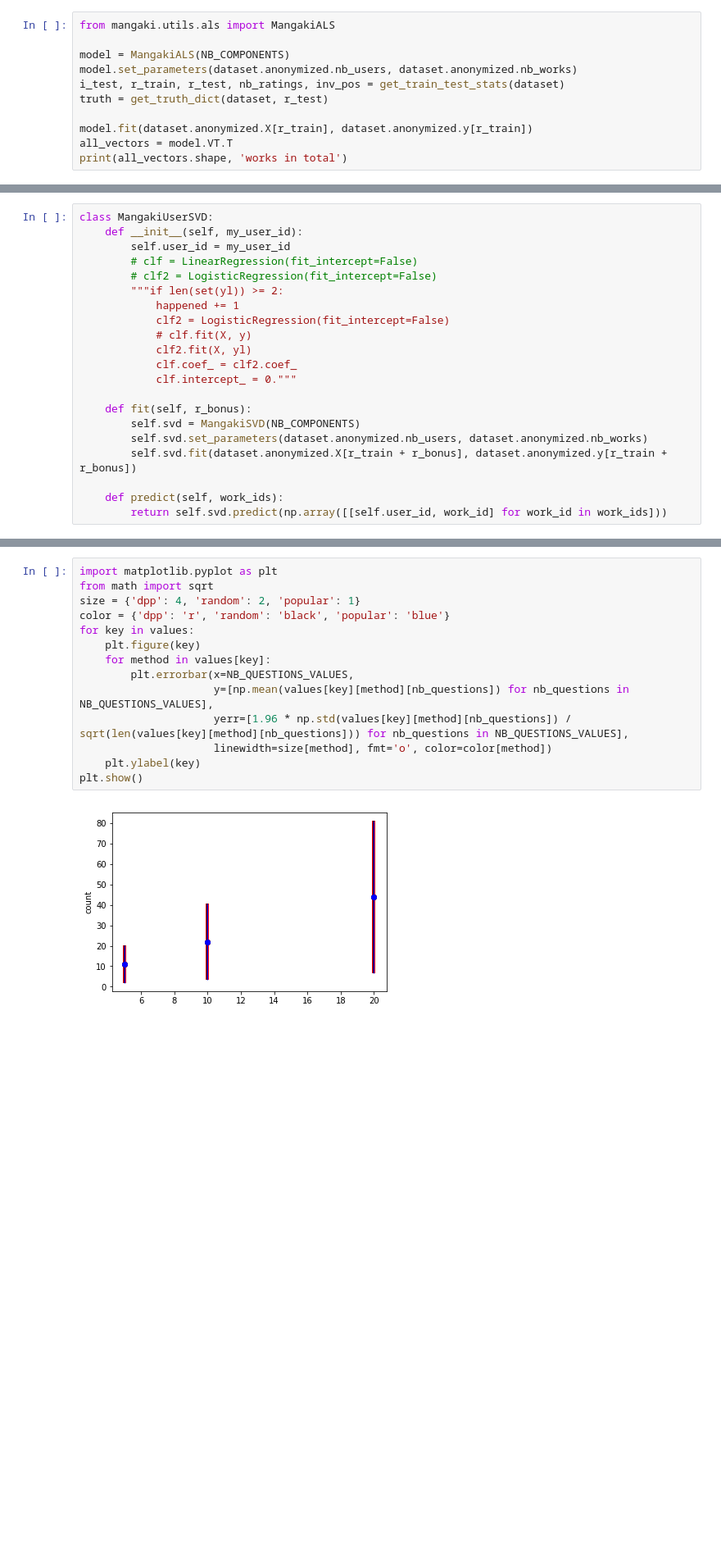
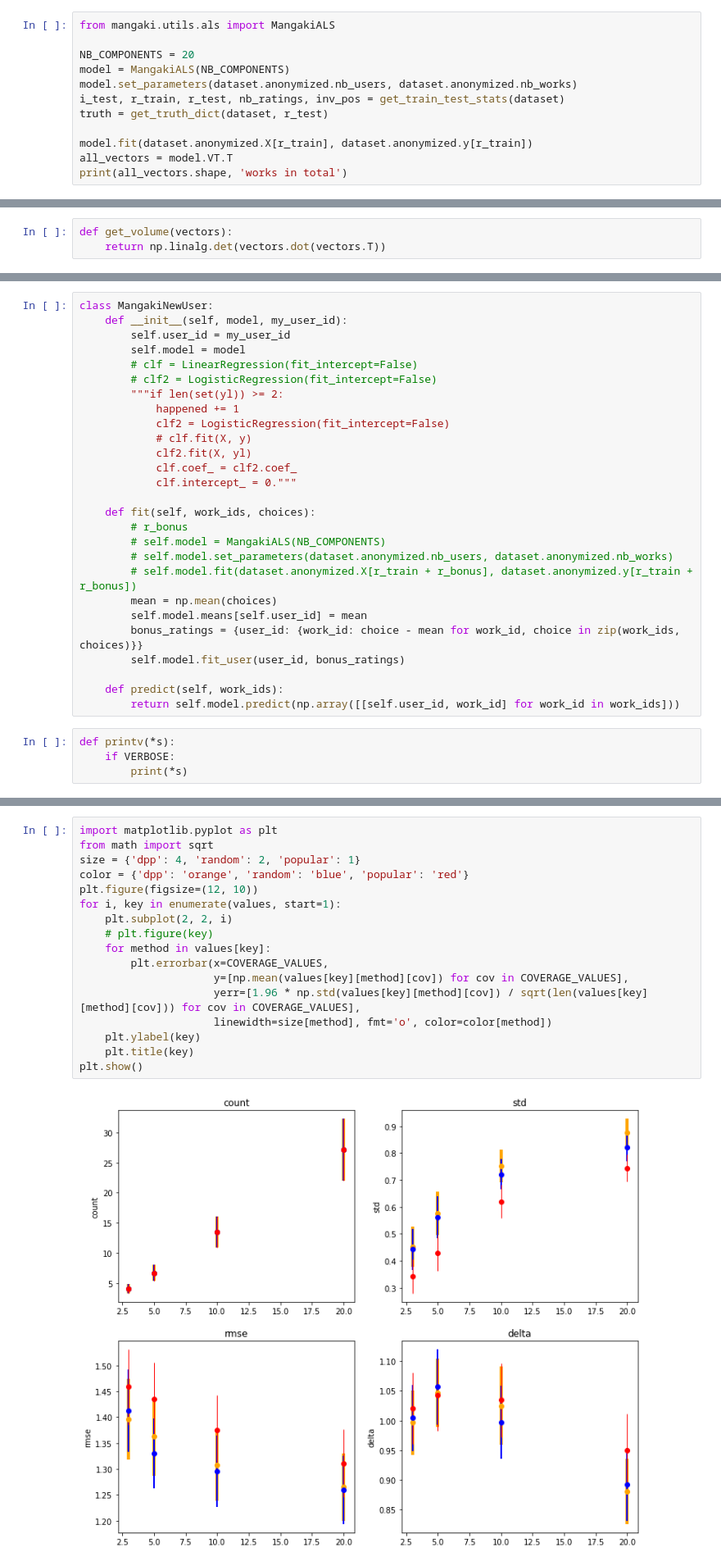
Before and after one commit to mangaki/mangaki, a Jupyter notebook: notebooks/Benchmarks for cold-start.ipynb, the cells around one changed output, grey strips where cells are left out. Shown at 82% size. Cells and saved outputs as stored; diff of their text form; blank space fills up the shorter version.

```diff
--- a/notebooks/Benchmarks for cold-start.ipynb
+++ b/notebooks/Benchmarks for cold-start.ipynb
@@ -336,6 +336,7 @@ def validate_model(clf, all_vectors, user_truth, clf2=None):
 # %%
 from mangaki.utils.als import MangakiALS
 
+NB_COMPONENTS = 20
 model = MangakiALS(NB_COMPONENTS)
 model.set_parameters(dataset.anonymized.nb_users, dataset.anonymized.nb_works)
 i_test, r_train, r_test, nb_ratings, inv_pos = get_train_test_stats(dataset)
@@ -367,3 +362,6 @@ work_subset = get_popular_subset(nb_ratings, NB_MOST_POPULAR)
 vectors = all_vectors[work_subset]
 # dpp = MangakiProxyDPP(model.M.T)
 dpp = MangakiProxyDPP(all_vectors)
+# %%
+def get_volume(vectors):
+    return np.linalg.det(vectors.dot(vectors.T))
@@ -370,7 +399,8 @@ dpp = MangakiProxyDPP(all_vectors)
 # %%
-class MangakiUserSVD:
-    def __init__(self, my_user_id):
+class MangakiNewUser:
+    def __init__(self, model, my_user_id):
         self.user_id = my_user_id
+        self.model = model
         # clf = LinearRegression(fit_intercept=False)
         # clf2 = LogisticRegression(fit_intercept=False)
         """if len(set(yl)) >= 2:
@@ -381,11 +411,20 @@ class MangakiUserSVD:
             clf.coef_ = clf2.coef_
             clf.intercept_ = 0."""
 
-    def fit(self, r_bonus):
-        self.svd = MangakiSVD(NB_COMPONENTS)
-        self.svd.set_parameters(dataset.anonymized.nb_users, dataset.anonymized.nb_works)
-        self.svd.fit(dataset.anonymized.X[r_train + r_bonus], dataset.anonymized.y[r_train + r_bonus])
+    def fit(self, work_ids, choices):
+        # r_bonus
+        # self.model = MangakiALS(NB_COMPONENTS)
+        # self.model.set_parameters(dataset.anonymized.nb_users, dataset.anonymized.nb_works)
+        # self.model.fit(dataset.anonymized.X[r_train + r_bonus], dataset.anonymized.y[r_train + r_bonus])
+        mean = np.mean(choices)
+        self.model.means[self.user_id] = mean
+        bonus_ratings = {user_id: {work_id: choice - mean for work_id, choice in zip(work_ids, choices)}}
+        self.model.fit_user(user_id, bonus_ratings)
 
     def predict(self, work_ids):
-        return self.svd.predict(np.array([[self.user_id, work_id] for work_id in work_ids]))
+        return self.model.predict(np.array([[self.user_id, work_id] for work_id in work_ids]))
+# %%
+def printv(*s):
+    if VERBOSE:
+        print(*s)
 # %%
@@ -441,16 +522,19 @@ popular 20 Q
 # %%
 import matplotlib.pyplot as plt
 from math import sqrt
 size = {'dpp': 4, 'random': 2, 'popular': 1}
-color = {'dpp': 'r', 'random': 'black', 'popular': 'blue'}
-for key in values:
-    plt.figure(key)
+color = {'dpp': 'orange', 'random': 'blue', 'popular': 'red'}
+plt.figure(figsize=(12, 10))
+for i, key in enumerate(values, start=1):
+    plt.subplot(2, 2, i)
+    # plt.figure(key)
     for method in values[key]:
-        plt.errorbar(x=NB_QUESTIONS_VALUES,
-                     y=[np.mean(values[key][method][nb_questions]) for nb_questions in NB_QUESTIONS_VALUES],
-                     yerr=[1.96 * np.std(values[key][method][nb_questions]) / sqrt(len(values[key][method][nb_questions])) for nb_questions in NB_QUESTIONS_VALUES],
+        plt.errorbar(x=COVERAGE_VALUES,
+                     y=[np.mean(values[key][method][cov]) for cov in COVERAGE_VALUES],
+                     yerr=[1.96 * np.std(values[key][method][cov]) / sqrt(len(values[key][method][cov])) for cov in COVERAGE_VALUES],
                      linewidth=size[method], fmt='o', color=color[method])
     plt.ylabel(key)
+    plt.title(key)
 plt.show()
 # %% [output]
-[figure, old version]
+[figure, new version]
```
Also changed, not shown: parts of 15 cells of this notebook.
